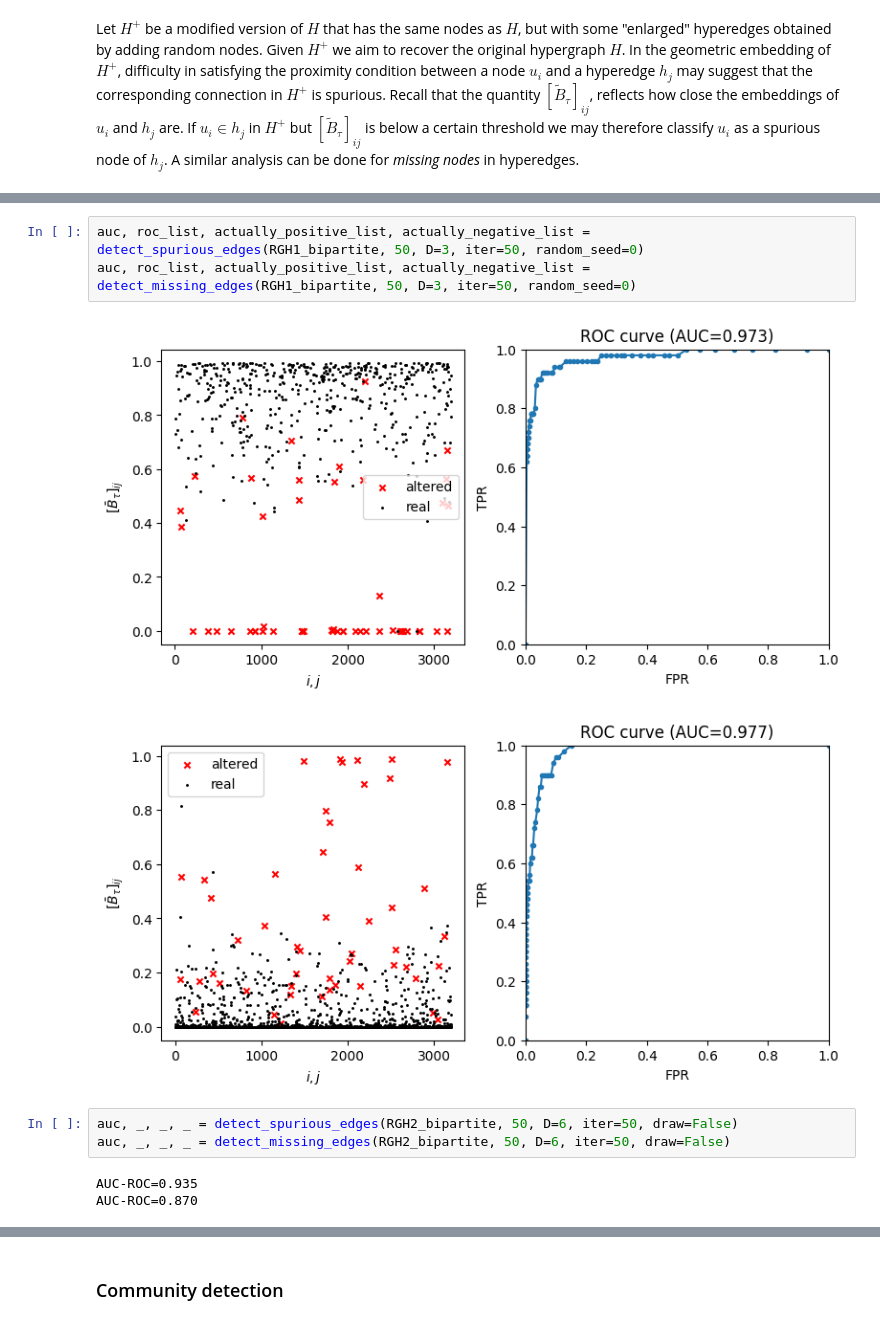
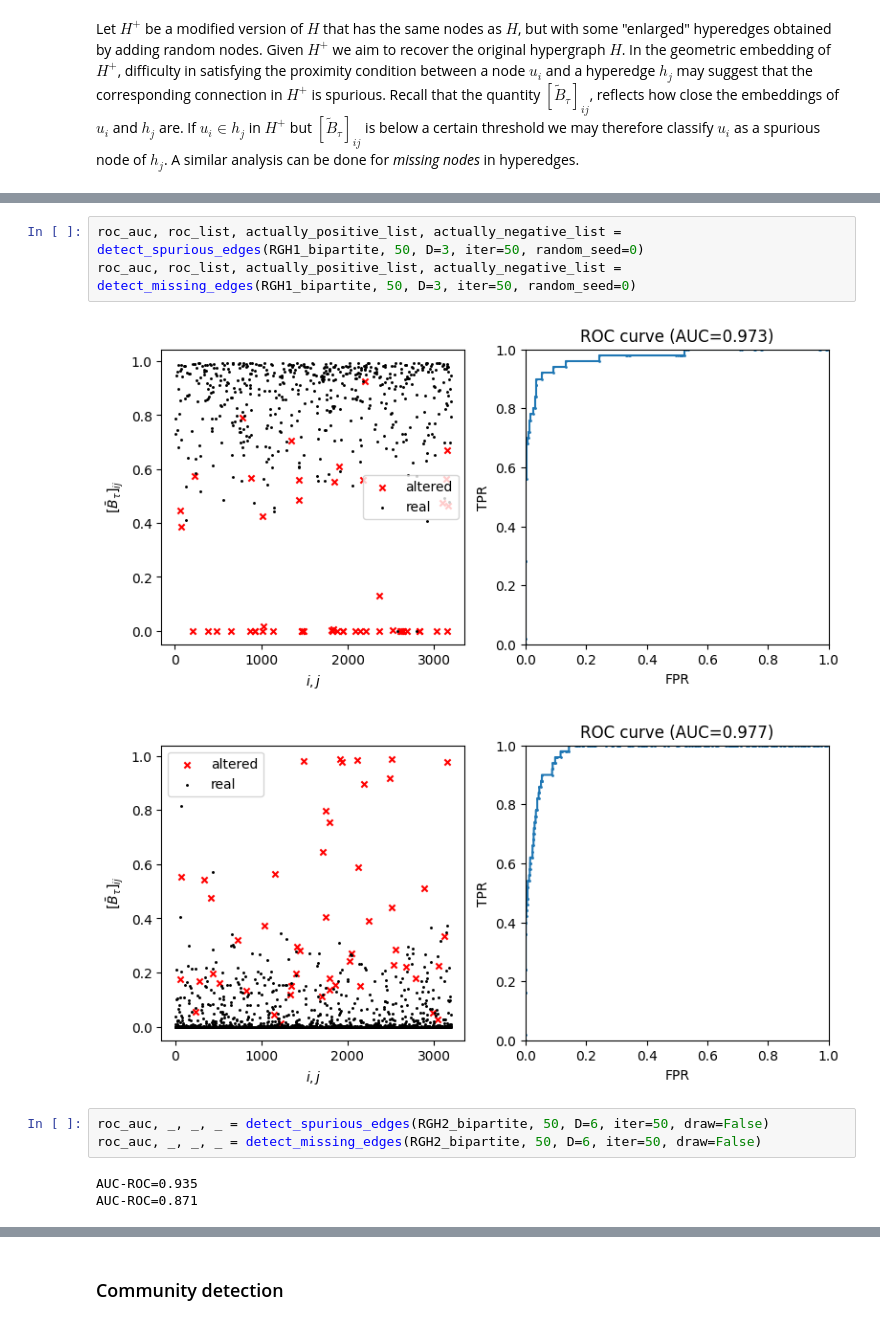
Before and after one commit to francesco-zigliotto/hypergraph-embedding, a Jupyter notebook: hypergraph_embedding.ipynb, the cells around one changed output, grey strips where cells are left out. Drawn from its saved outputs; the diff is of its cells as text.

Commit message:
Updated missing/spurious edge detection
Now using sklearn's auc, roc

```diff
--- a/hypergraph_embedding.ipynb
+++ b/hypergraph_embedding.ipynb
@@ -725,13 +706,13 @@ def analize_loss_correction(G, n, s, altered_edges, global_condition, predicted_
 # %%
-auc, roc_list, actually_positive_list, actually_negative_list = detect_spurious_edges(RGH1_bipartite, 50, D=3, iter=50, random_seed=0)
-auc, roc_list, actually_positive_list, actually_negative_list = detect_missing_edges(RGH1_bipartite, 50, D=3, iter=50, random_seed=0)
+roc_auc, roc_list, actually_positive_list, actually_negative_list = detect_spurious_edges(RGH1_bipartite, 50, D=3, iter=50, random_seed=0)
+roc_auc, roc_list, actually_positive_list, actually_negative_list = detect_missing_edges(RGH1_bipartite, 50, D=3, iter=50, random_seed=0)
 # %% [output]
-[figure, old version]
+[figure, new version]
-[figure, old version]
+[figure, new version]
 # %%
-auc, _, _, _ = detect_spurious_edges(RGH2_bipartite, 50, D=6, iter=50, draw=False)
-auc, _, _, _ = detect_missing_edges(RGH2_bipartite, 50, D=6, iter=50, draw=False)
+roc_auc, _, _, _ = detect_spurious_edges(RGH2_bipartite, 50, D=6, iter=50, draw=False)
+roc_auc, _, _, _ = detect_missing_edges(RGH2_bipartite, 50, D=6, iter=50, draw=False)
 # %% [output]
 AUC-ROC=0.935
-AUC-ROC=0.870
+AUC-ROC=0.871
 # %%
```
Also changed, not shown: parts of 5 cells of this notebook.
